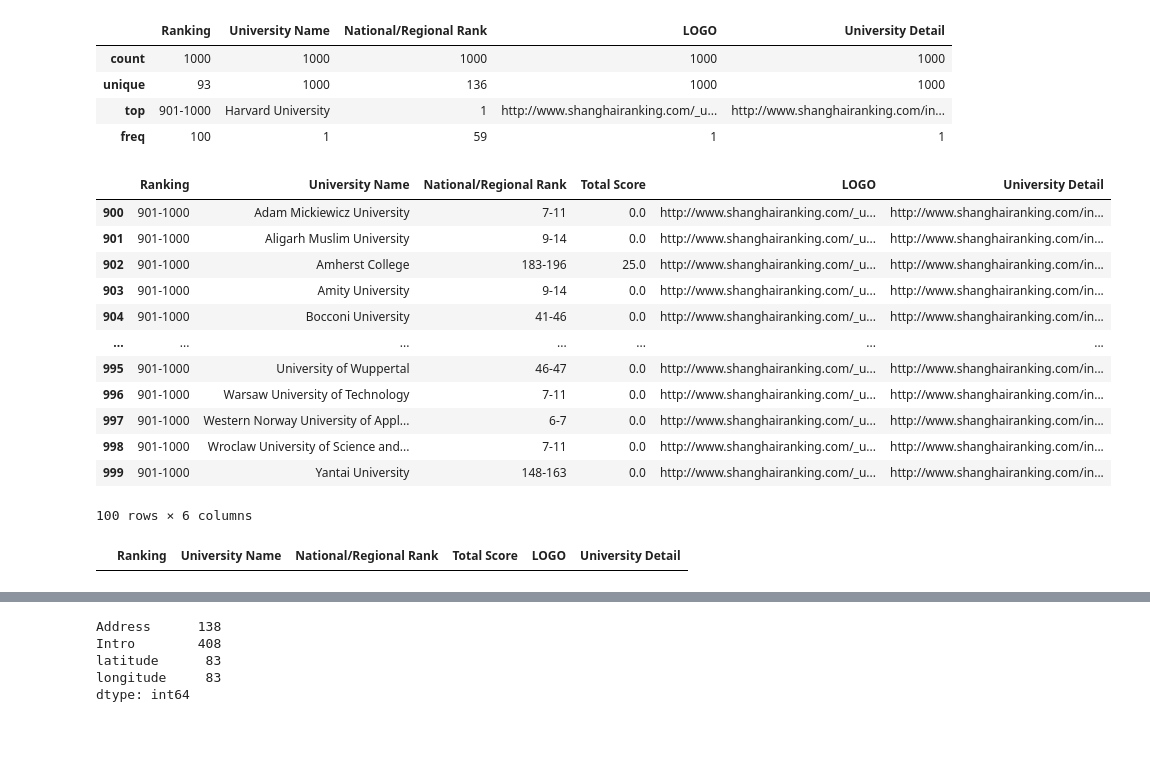
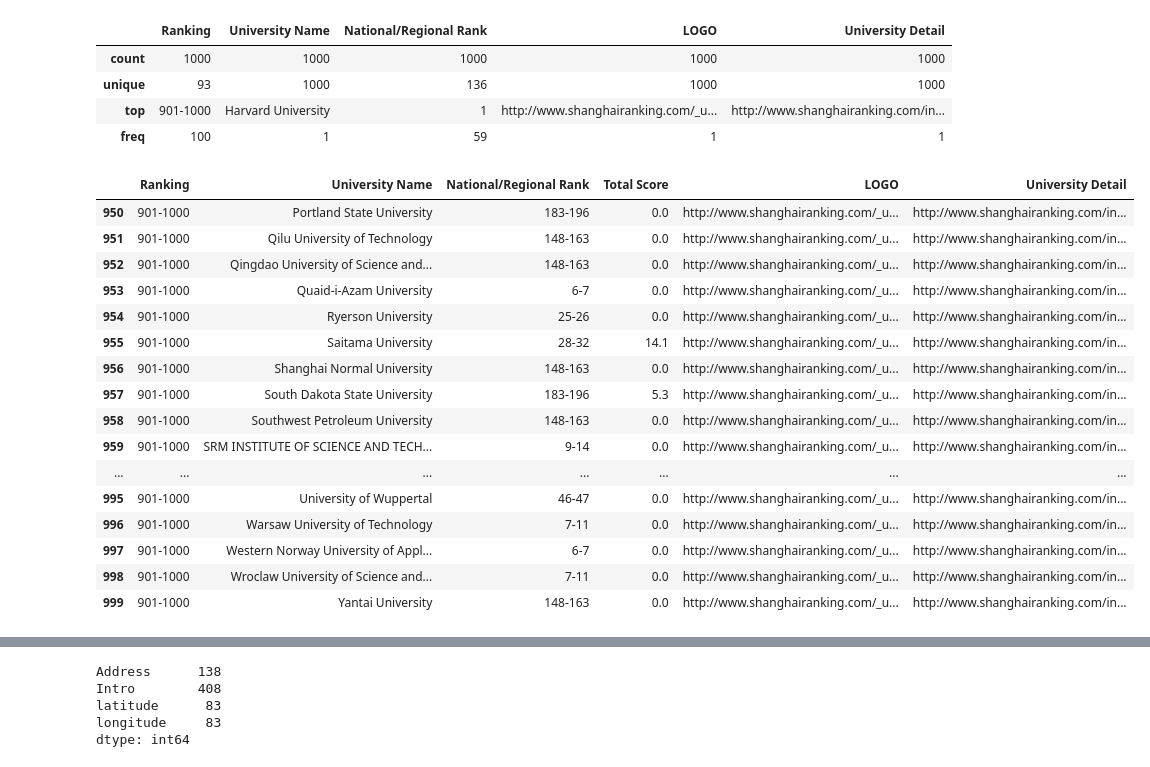
Before and after one commit to Emtnan06/World-University-Rankings, a Jupyter notebook: Usecase3.ipynb, the cells around one changed output, grey strips where cells are left out. Cells and saved outputs as stored; diff of their text form; code cells hidden in the pictures; blank space fills up the shorter version.

```diff
--- a/Usecase3.ipynb
+++ b/Usecase3.ipynb
@@ -18,10 +18,10 @@ from scipy.stats import zscore
 ## Loading the data
 We can now load the dataset into pandas using the read_csv() function. This converts the CSV file into a Pandas dataframe.
 # %%
-shanghai_Rank2022 = pd.read_excel("/Users/emtnan/Desktop/GitHub/tuwaiq/World-University-Rankings/Data/shanghai Ranking.xlsx")
-shanghai_Rank2023 = pd.read_csv("/Users/emtnan/Desktop/GitHub/tuwaiq/World-University-Rankings/Data/shanghai-ranking_2023.csv")
-Times_Higher_Rank = pd.read_excel("/Users/emtnan/Desktop/GitHub/tuwaiq/World-University-Rankings/Data/Times Higher Education.xlsx")
-World_Rank = pd.read_excel("/Users/emtnan/Desktop/GitHub/tuwaiq/World-University-Rankings/Data/Word Rank University.xlsx")
+shanghai_Rank2022 = pd.read_excel("Data/shanghai Ranking.xlsx")
+shanghai_Rank2023 = pd.read_csv("Data/shanghai-ranking_2023.csv")
+Times_Higher_Rank = pd.read_excel("Data/Times Higher Education.xlsx")
+World_Rank = pd.read_excel("Data/Word Rank University.xlsx")
 # %% [markdown]
 ### Viewing the dataframe
 We can get a quick sense of the size of our dataset by using the shape method. This returns a tuple with the number of rows and columns in the dataset.
@@ -514,22 +490,22 @@ shanghai_Rank2022.describe(include='object')
 | top | 901-1000 | Harvard University | 1 | http://www.shanghairanking.com/_u... | http://www.shanghairanking.com/in... |
 | freq | 100 | 1 | 59 | 1 | 1 |
 # %%
-shanghai_Rank2022.tail(100)
+shanghai_Rank2022.tail(50)
 # %% [output]
 |  | Ranking | University Name | National/Regional Rank | Total Score | LOGO | University Detail |
-| 900 | 901-1000 | Adam Mickiewicz University | 7-11 | 0.0 | http://www.shanghairanking.com/_u... | http://www.shanghairanking.com/in... |
-| 901 | 901-1000 | Aligarh Muslim University | 9-14 | 0.0 | http://www.shanghairanking.com/_u... | http://www.shanghairanking.com/in... |
-| 902 | 901-1000 | Amherst College | 183-196 | 25.0 | http://www.shanghairanking.com/_u... | http://www.shanghairanking.com/in... |
-| 903 | 901-1000 | Amity University | 9-14 | 0.0 | http://www.shanghairanking.com/_u... | http://www.shanghairanking.com/in... |
-| 904 | 901-1000 | Bocconi University | 41-46 | 0.0 | http://www.shanghairanking.com/_u... | http://www.shanghairanking.com/in... |
+| 950 | 901-1000 | Portland State University | 183-196 | 0.0 | http://www.shanghairanking.com/_u... | http://www.shanghairanking.com/in... |
+| 951 | 901-1000 | Qilu University of Technology | 148-163 | 0.0 | http://www.shanghairanking.com/_u... | http://www.shanghairanking.com/in... |
+| 952 | 901-1000 | Qingdao University of Science and... | 148-163 | 0.0 | http://www.shanghairanking.com/_u... | http://www.shanghairanking.com/in... |
+| 953 | 901-1000 | Quaid-i-Azam University | 6-7 | 0.0 | http://www.shanghairanking.com/_u... | http://www.shanghairanking.com/in... |
+| 954 | 901-1000 | Ryerson University | 25-26 | 0.0 | http://www.shanghairanking.com/_u... | http://www.shanghairanking.com/in... |
+| 955 | 901-1000 | Saitama University | 28-32 | 14.1 | http://www.shanghairanking.com/_u... | http://www.shanghairanking.com/in... |
+| 956 | 901-1000 | Shanghai Normal University | 148-163 | 0.0 | http://www.shanghairanking.com/_u... | http://www.shanghairanking.com/in... |
+| 957 | 901-1000 | South Dakota State University | 183-196 | 5.3 | http://www.shanghairanking.com/_u... | http://www.shanghairanking.com/in... |
+| 958 | 901-1000 | Southwest Petroleum University | 148-163 | 0.0 | http://www.shanghairanking.com/_u... | http://www.shanghairanking.com/in... |
+| 959 | 901-1000 | SRM INSTITUTE OF SCIENCE AND TECH... | 9-14 | 0.0 | http://www.shanghairanking.com/_u... | http://www.shanghairanking.com/in... |
 | ... | ... | ... | ... | ... | ... | ... |
 | 995 | 901-1000 | University of Wuppertal | 46-47 | 0.0 | http://www.shanghairanking.com/_u... | http://www.shanghairanking.com/in... |
 | 996 | 901-1000 | Warsaw University of Technology | 7-11 | 0.0 | http://www.shanghairanking.com/_u... | http://www.shanghairanking.com/in... |
 | 997 | 901-1000 | Western Norway University of Appl... | 6-7 | 0.0 | http://www.shanghairanking.com/_u... | http://www.shanghairanking.com/in... |
 | 998 | 901-1000 | Wroclaw University of Science and... | 7-11 | 0.0 | http://www.shanghairanking.com/_u... | http://www.shanghairanking.com/in... |
 | 999 | 901-1000 | Yantai University | 148-163 | 0.0 | http://www.shanghairanking.com/_u... | http://www.shanghairanking.com/in... |
-100 rows × 6 columns
-# %%
-shanghai_Rank2022[shanghai_Rank2022["Total Score"]  == "-"]
-# %% [output]
-|  | Ranking | University Name | National/Regional Rank | Total Score | LOGO | University Detail |
```
Also changed, not shown: parts of 186 cells of this notebook.
